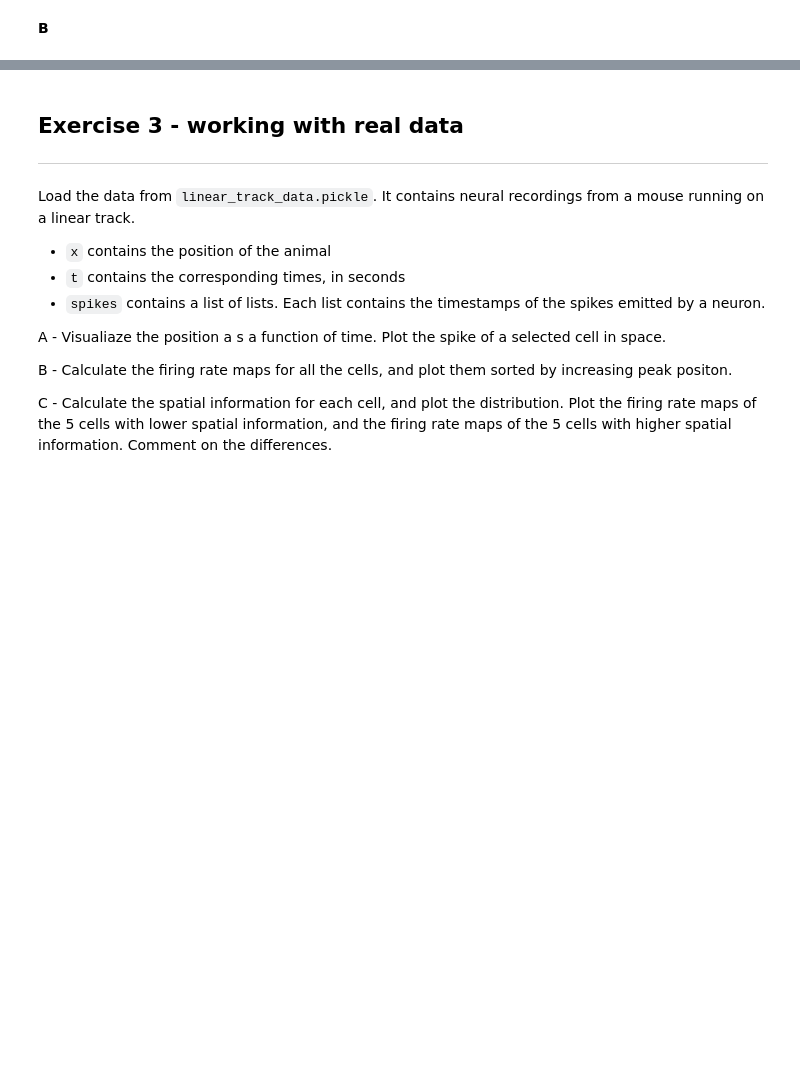
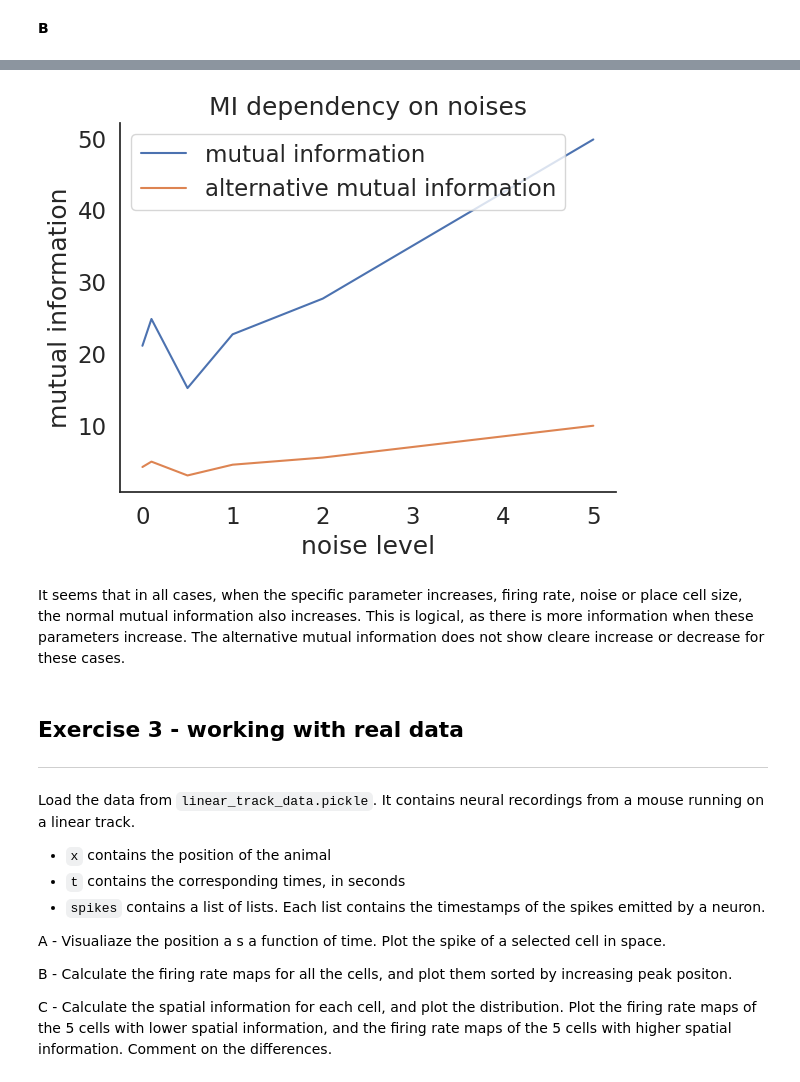
Before and after one commit to irenetiem/single-cell-analysis, a Jupyter notebook: 01-tuning-curves/exercises.ipynb, the cells around one changed output, grey strips where cells are left out. Cells and saved outputs as stored; diff of their text form; code cells hidden in the pictures; blank space fills up the shorter version.

```diff
--- a/01-tuning-curves/exercises.ipynb
+++ b/01-tuning-curves/exercises.ipynb
@@ -553,3 +603,24 @@ def adapted_simulation(peak_firing_rate, pf_size, noise_firing_rate):
+# %%
+noises = [0, 0.1, 0.5, 1, 2, 5]
+I = np.zeros((len(noises)))
+Is_max = np.zeros((len(noises)))
+
+for i, noise in enumerate(noises):
+  I_list, Is_list = adapted_simulation(5, 5, noise)
+  I[i] = np.max(I_list)
+  Is_max[i] = np.max(Is_list)
+
+plt.plot(noises, I, label = 'mutual information')
+plt.plot(noises, Is_max, label = 'alternative mutual information')
+plt.xlabel('noise level')
+plt.ylabel('mutual information')
+plt.legend()
+plt.title('MI dependency on noises')
+plt.show()
+# %% [output]
+[figure, added]
+# %% [markdown]
+It seems that in all cases, when the specific parameter increases, firing rate, noise or place cell size, the normal mutual information also increases. This is logical, as there is more information when these parameters increase. The alternative mutual information does not show cleare increase or decrease for these cases.
 # %% [markdown]
 ## Exercise 3 - working with real data
 ---
```
Also changed, not shown: parts of 9 cells of this notebook.
